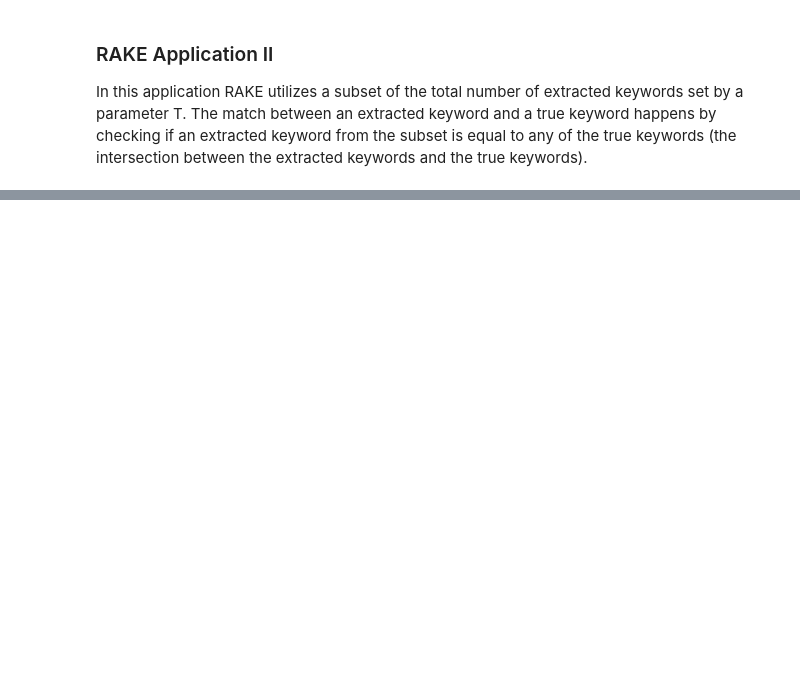
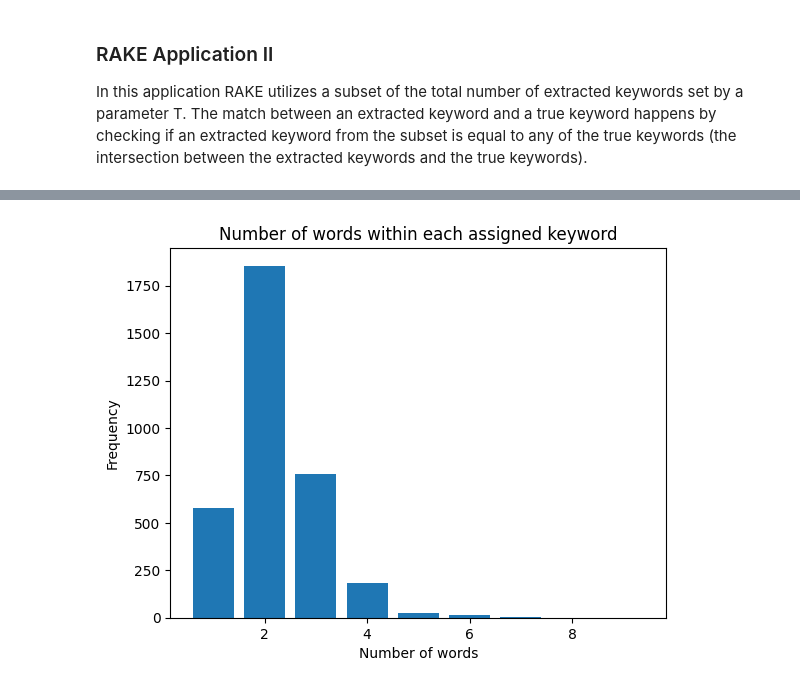
Before and after one commit to GeorgeM2000/Automatic-Keyword-Extraction, a Jupyter notebook: Automatic_Keyword_Extraction_from_Documents.ipynb, the cells around one changed output, grey strips where cells are left out. Drawn from its saved outputs; the diff is of its cells as text; code cells hidden in the pictures; blank space fills up the shorter version.

```diff
--- a/Automatic_Keyword_Extraction_from_Documents.ipynb
+++ b/Automatic_Keyword_Extraction_from_Documents.ipynb
@@ -1240,0 +1483,4 @@ True positives: 3216
+# %%
+def calculate_ranked_keyword_spacy_similarity(keywords):
+    keyword_vectors = np.vstack([spaCy(keyword).vector for keyword in keywords])
+    return cosine_similarity(keyword_vectors, keyword_vectors)
@@ -1240,0 +1576,3 @@ True positives: 3216
+# %%
+def count_words(keywords):
+    return [len(keyword.split()) for keyword in keywords]
@@ -1240,0 +1670,8 @@ True positives: 3216
+# %%
+plt.bar(Counter(distributions[0]).keys(), Counter(distributions[0]).values())
+plt.xlabel('Number of words')
+plt.ylabel('Frequency')
+plt.title('Number of words within each assigned keyword')
+plt.show()
+# %% [output]
+[figure, added]
```
Also changed, not shown: parts of 72 cells of this notebook, 1 other file.
